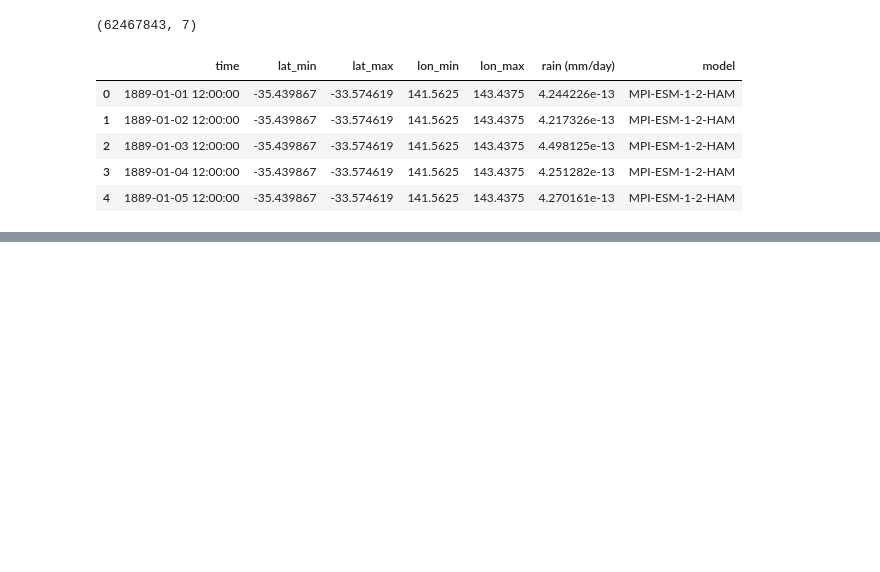
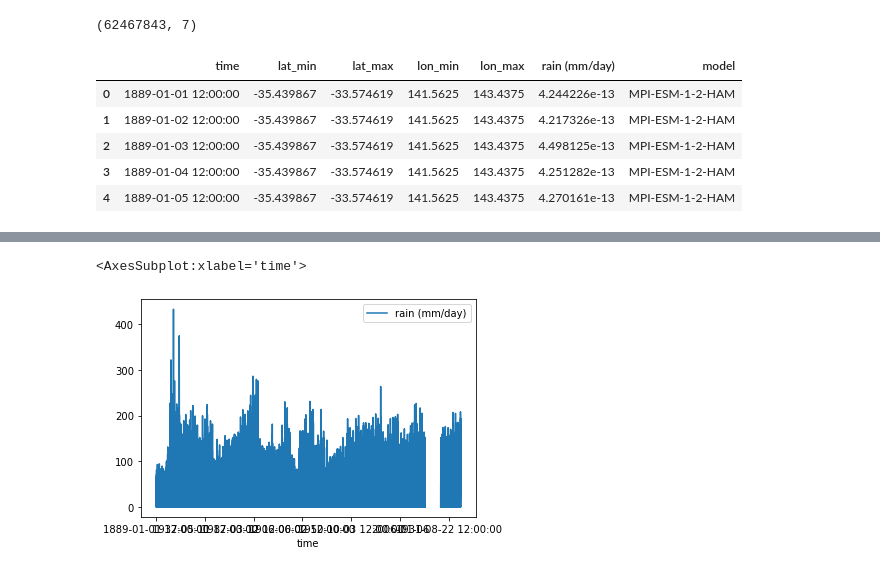
Before and after one commit to UBC-MDS/DSCI525_group02, a Jupyter notebook: notebooks/Milestone1.ipynb, the cells around one changed output, grey strips where cells are left out. Cells and saved outputs as stored; diff of their text form; code cells hidden in the pictures; blank space fills up the shorter version.

```diff
--- a/notebooks/Milestone1.ipynb
+++ b/notebooks/Milestone1.ipynb
@@ -134,0 +283,5 @@ Anthea:
+# %%
+df_dtype.plot.line(y = 'rain (mm/day)', x = 'time')
+# %% [output]
+<AxesSubplot:xlabel='time'>
+[figure, added]
```
Also changed, not shown: parts of 24 cells of this notebook.
